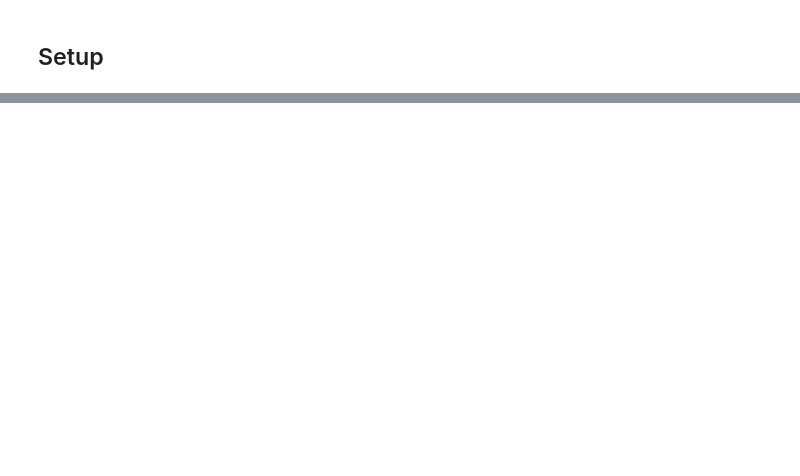
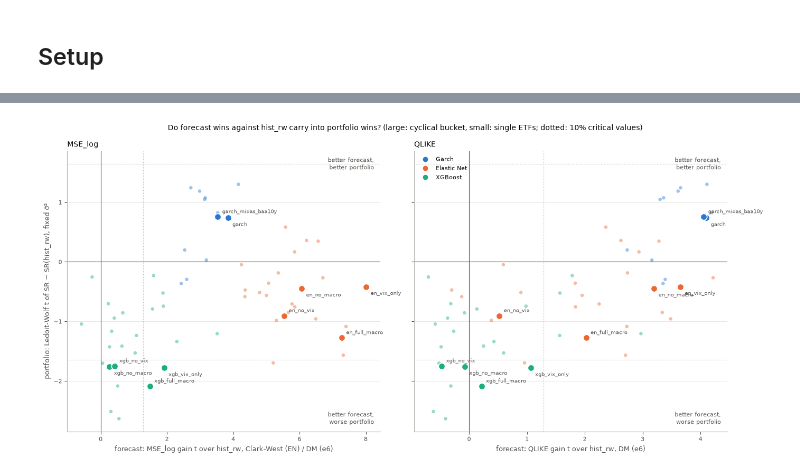
Before and after one commit to chanrahrah/dse4101capstone-project, a Jupyter notebook: models/portfolio_construction/03_forecast_vs_portfolio.ipynb, the cells around one changed output, grey strips where cells are left out. Cells and saved outputs as stored; diff of their text form; code cells hidden in the pictures; blank space fills up the shorter version.

Commit message:
changes to portfolio construction code

```diff
--- a/models/portfolio_construction/03_forecast_vs_portfolio.ipynb
+++ b/models/portfolio_construction/03_forecast_vs_portfolio.ipynb
@@ -750,0 +102,20 @@ Saved to C:\Documents\NUS\Y4S1\DSE4101\dse4101capstone_project\models\portfolio_
+# %%
+def e6_side(loss):
+    t = e6_tests[e6_tests["loss"] == loss].rename(columns={"a": "model"}).set_index(["model", "ETF"])
+    return t[["test", "loss_ratio", "gain_t", "p_value"]].set_axis(
+        [f"{loss} test", f"{loss} ratio", f"{loss} t", f"{loss} p"], axis=1)
+
+
+pf_cols = {"SR_diff_vs_RW": "ΔSR", "LW_t_vs_RW": "LW t", "LW_p_vs_RW": "LW p"}
+bucket_pf = (bucket_sr.loc[MODELS, list(pf_cols)].rename_axis("model")
+             .assign(ETF="Cyclical").set_index("ETF", append=True))
+pf = pd.concat([etf_sr.loc[MODELS, list(pf_cols)], bucket_pf]).rename(columns=pf_cols)
+
+link = e6_side("MSE_log").join(e6_side("QLIKE")).join(pf).loc[[(m, u) for m in MODELS for u in UNITS]]
+link.insert(0, "family", [FAMILY[m] for m in link.index.get_level_values("model")])
+link["forecast result"] = np.where(link["MSE_log p"] < LEVEL, "better", "n.s.")
+link["portfolio result"] = [outcome(g, p, LEVEL).replace("a ", "") for g, p in zip(link["ΔSR"], link["LW p"])]
+link["same direction"] = np.sign(link["MSE_log t"]) == np.sign(link["ΔSR"])
+
+bucket_link = link.xs("Cyclical", level="ETF")
+bucket_link
@@ -750,0 +170,33 @@ Saved to C:\Documents\NUS\Y4S1\DSE4101\dse4101capstone_project\models\portfolio_
+# %%
+fig, axes = plt.subplots(1, 2, figsize=(14, 6.5), sharey=True)
+for ax, loss in zip(axes, ["MSE_log", "QLIKE"]):
+    for i, m in enumerate(MODELS):
+        pts = link.loc[m]
+        ax.scatter(pts.loc[TICKERS, f"{loss} t"], pts.loc[TICKERS, "LW t"], s=22, color=color(m), alpha=0.45,
+                   edgecolor="none")
+        ax.scatter(pts.at["Cyclical", f"{loss} t"], pts.at["Cyclical", "LW t"], s=80, color=color(m),
+                   edgecolor="white", linewidth=1.2, zorder=3)
+        ax.annotate(m, (pts.at["Cyclical", f"{loss} t"], pts.at["Cyclical", "LW t"]),
+                    xytext=(6, 5 if i % 2 else -11), textcoords="offset points", fontsize=7, color=TEXT_SECONDARY)
+    ax.axvline(1.282, color="#b5b4ad", linewidth=0.8, linestyle=":")   # one-sided 10%
+    for v in (-1.645, 1.645):                                           # two-sided 10%
+        ax.axhline(v, color="#b5b4ad", linewidth=0.8, linestyle=":")
+    ax.axhline(0, color="#52514e", linewidth=0.8)
+    ax.axvline(0, color="#52514e", linewidth=0.8)
+    corner = dict(transform=ax.transAxes, fontsize=8, color=TEXT_SECONDARY)
+    ax.text(0.98, 0.98, "better forecast,\nbetter portfolio", ha="right", va="top", **corner)
+    ax.text(0.98, 0.02, "better forecast,\nworse portfolio", ha="right", va="bottom", **corner)
+    tests = "Clark-West (EN) / DM" if loss == "MSE_log" else "DM"
+    ax.set_xlabel(f"forecast: {loss} gain t over {BENCHMARK}, {tests} (e6)", fontsize=9, color=TEXT_SECONDARY)
+    ax.set_title(f"{loss}", fontsize=10, loc="left")
+    style_axis(ax)
+axes[0].set_ylabel(f"portfolio: Ledoit-Wolf t of SR − SR({BENCHMARK}), {MAIN_SPEC} σ̄²", fontsize=9,
+                   color=TEXT_SECONDARY)
+handles = [plt.Line2D([], [], marker="o", linestyle="", color=c, label=f) for f, c in FAMILY_COLORS.items()]
+axes[1].legend(handles=handles, fontsize=8, frameon=False, loc="upper left")
+fig.suptitle(f"Do forecast wins against {BENCHMARK} carry into portfolio wins? "
+             "(large: cyclical bucket, small: single ETFs; dotted: 10% critical values)", fontsize=10)
+fig.tight_layout()
+plt.show()
+# %% [output]
+[figure, added]
```
Also changed, not shown: parts of 49 cells of this notebook, 27 other files.
